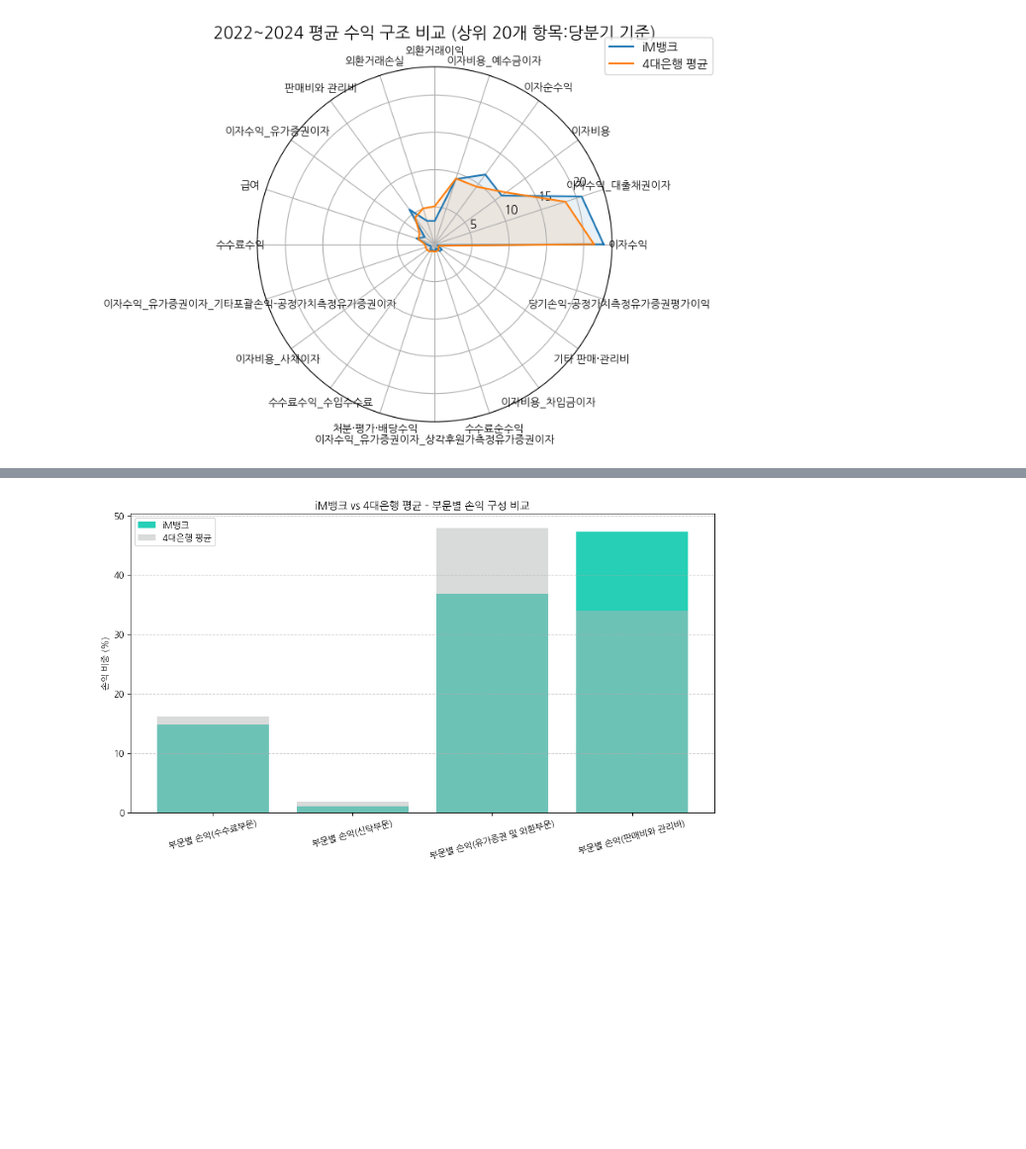
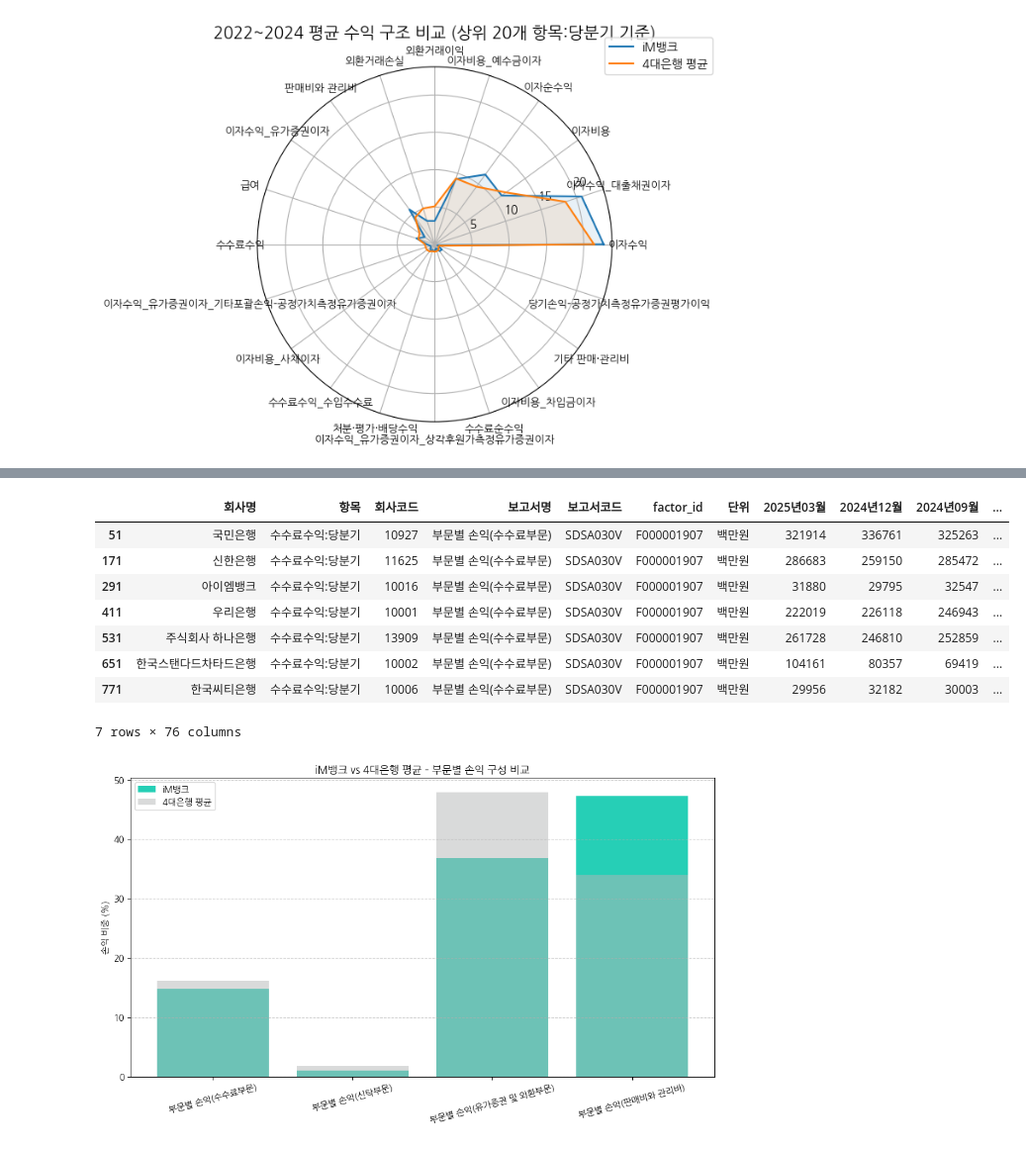
Before and after one commit to schae03/Python-Project, a Jupyter notebook: 7.22-1. 비교군 분석.ipynb, the cells around one changed output, grey strips where cells are left out. Shown at 99% size. Drawn from its saved outputs; the diff is of its cells as text; code cells hidden in the pictures; blank space fills up the shorter version.

```diff
--- a/7.22-1. 비교군 분석.ipynb
+++ b/7.22-1. 비교군 분석.ipynb
@@ -219,0 +237,13 @@ plt.show()
+# %%
+df2 = df.groupby(["회사명", "항목"], as_index=False).sum()
+df2[df2["항목"] == "수수료수익:당분기"]
+# %% [output]
+|  | 회사명 | 항목 | 회사코드 | 보고서명 | 보고서코드 | factor_id | 단위 | 2025년03월 | 2024년12월 | 2024년09월 | ... |
+| 51 | 국민은행 | 수수료수익:당분기 | 10927 | 부문별 손익(수수료부문) | SDSA030V | F000001907 | 백만원 | 321914 | 336761 | 325263 | ... |
+| 171 | 신한은행 | 수수료수익:당분기 | 11625 | 부문별 손익(수수료부문) | SDSA030V | F000001907 | 백만원 | 286683 | 259150 | 285472 | ... |
+| 291 | 아이엠뱅크 | 수수료수익:당분기 | 10016 | 부문별 손익(수수료부문) | SDSA030V | F000001907 | 백만원 | 31880 | 29795 | 32547 | ... |
+| 411 | 우리은행 | 수수료수익:당분기 | 10001 | 부문별 손익(수수료부문) | SDSA030V | F000001907 | 백만원 | 222019 | 226118 | 246943 | ... |
+| 531 | 주식회사 하나은행 | 수수료수익:당분기 | 13909 | 부문별 손익(수수료부문) | SDSA030V | F000001907 | 백만원 | 261728 | 246810 | 252859 | ... |
+| 651 | 한국스탠다드차타드은행 | 수수료수익:당분기 | 10002 | 부문별 손익(수수료부문) | SDSA030V | F000001907 | 백만원 | 104161 | 80357 | 69419 | ... |
+| 771 | 한국씨티은행 | 수수료수익:당분기 | 10006 | 부문별 손익(수수료부문) | SDSA030V | F000001907 | 백만원 | 29956 | 32182 | 30003 | ... |
+7 rows × 76 columns
```
Also changed, not shown: parts of 10 cells of this notebook, 2 other files.
